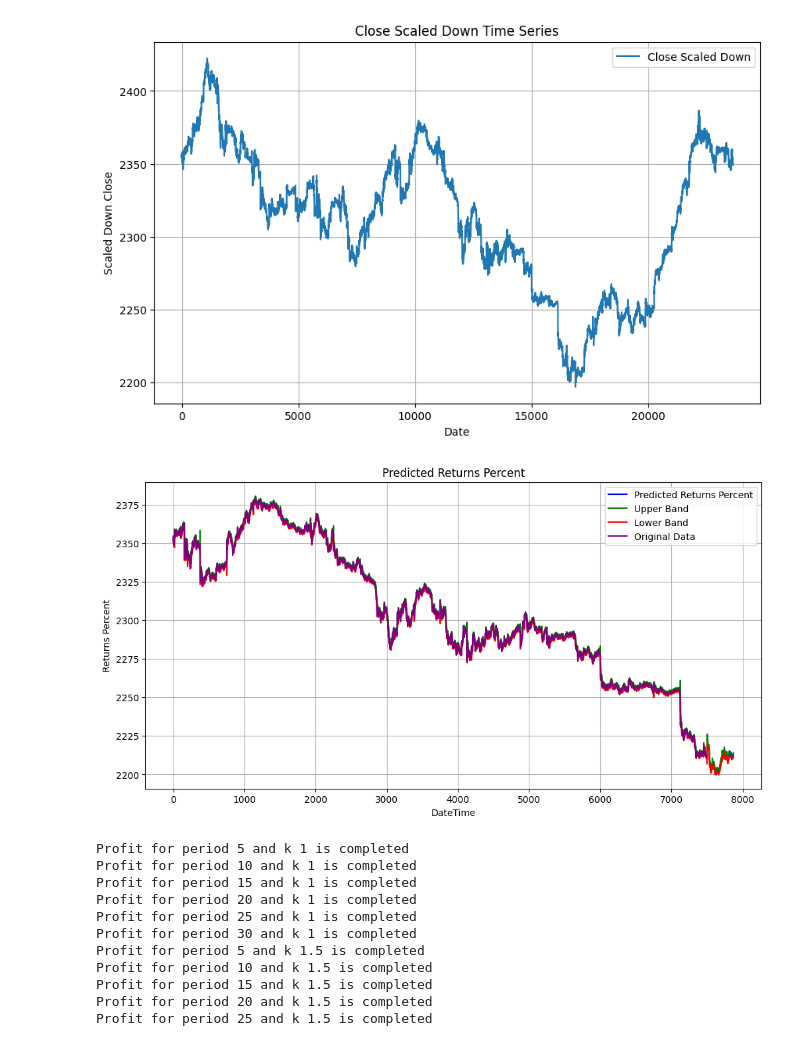
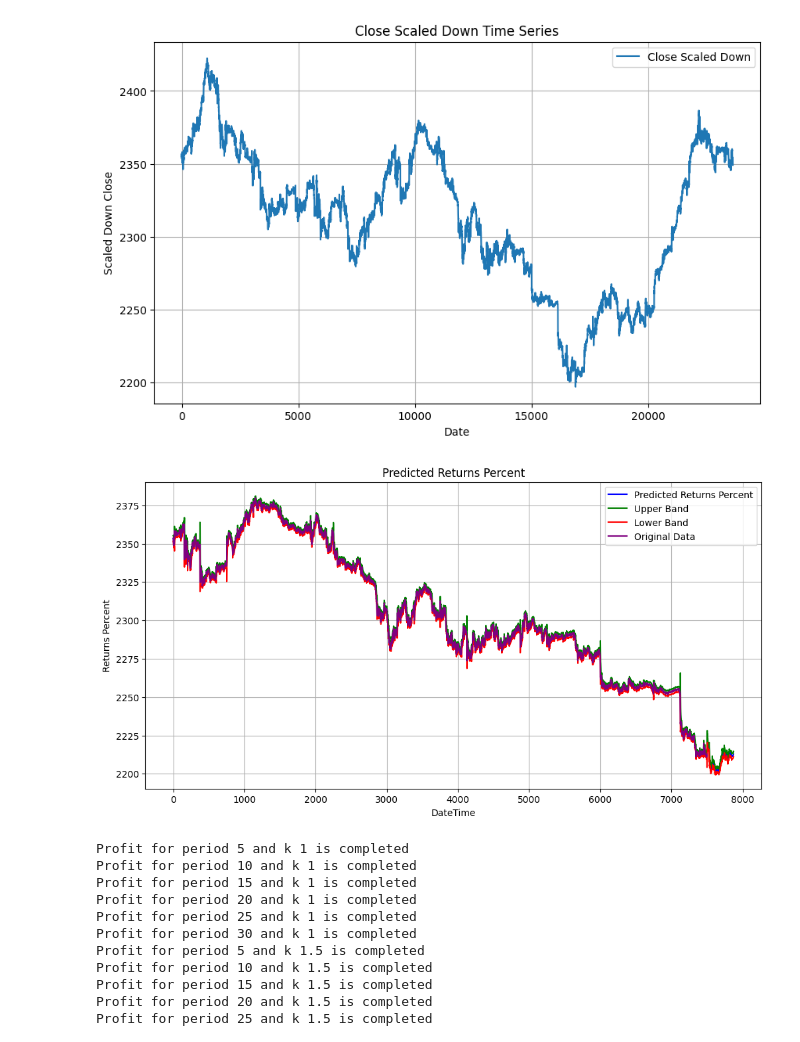
Before and after one commit to Vishnutejas-2005/bb, a Jupyter notebook: 27-5-25 copy 2.ipynb, the cells around one changed output. Cells and saved outputs as stored; diff of their text form; code cells hidden in the pictures.

```diff
--- a/27-5-25 copy 2.ipynb
+++ b/27-5-25 copy 2.ipynb
@@ -149,27 +149,27 @@ def forecast_closing_prices(df,steps=375, k = 2, startdate = "2024-12-31", end_d
 # %%
 arima_fit_forecast, garch_fit_forecast, prediction_arima, residual_prediction, volatility_prediction = forecast_closing_prices(
     df, steps=7875, startdate="2024-12-31", end_date="2025-02-01 09:00",
     order_arima=(1, 1, 1), order_garch=(1, 1)
 )
-upper_band = np.array(prediction_arima) + 1.5 * np.array(volatility_prediction)
-lower_band = np.array(prediction_arima) - 1.5 * np.array(volatility_prediction)
+upper_band = np.array(prediction_arima) + 2 * np.array(volatility_prediction)
+lower_band = np.array(prediction_arima) - 2 * np.array(volatility_prediction)
 mid_band = np.array(prediction_arima)
 
 
 plt.figure(figsize=(12, 6))
 plt.plot(mid_band, label='Predicted Returns Percent', color='blue')
 plt.plot(upper_band, label='Upper Band', color='green')
 plt.plot(lower_band, label='Lower Band', color='red')
 # plt.plot(resid_pred_xyz, label='Residuals of Predicted Returns Percent', color='orange')
 plt.plot(np.array(df['close_scaled_down'].loc['2025-02-01 09:00' : '2025-02-28 23:00']), label='Original Data', color='purple')
 plt.title('Predicted Returns Percent')
 plt.xlabel('DateTime')
 plt.ylabel('Returns Percent')
 plt.legend()
 plt.grid()
 plt.show()
 # %% [output]
-[figure, old version]
+[figure, new version]
 # %%
 
 def get_avg_std(prices:np.ndarray,period:int)->tuple:
```
Also changed, not shown: parts of 8 cells of this notebook, 2 other files.
